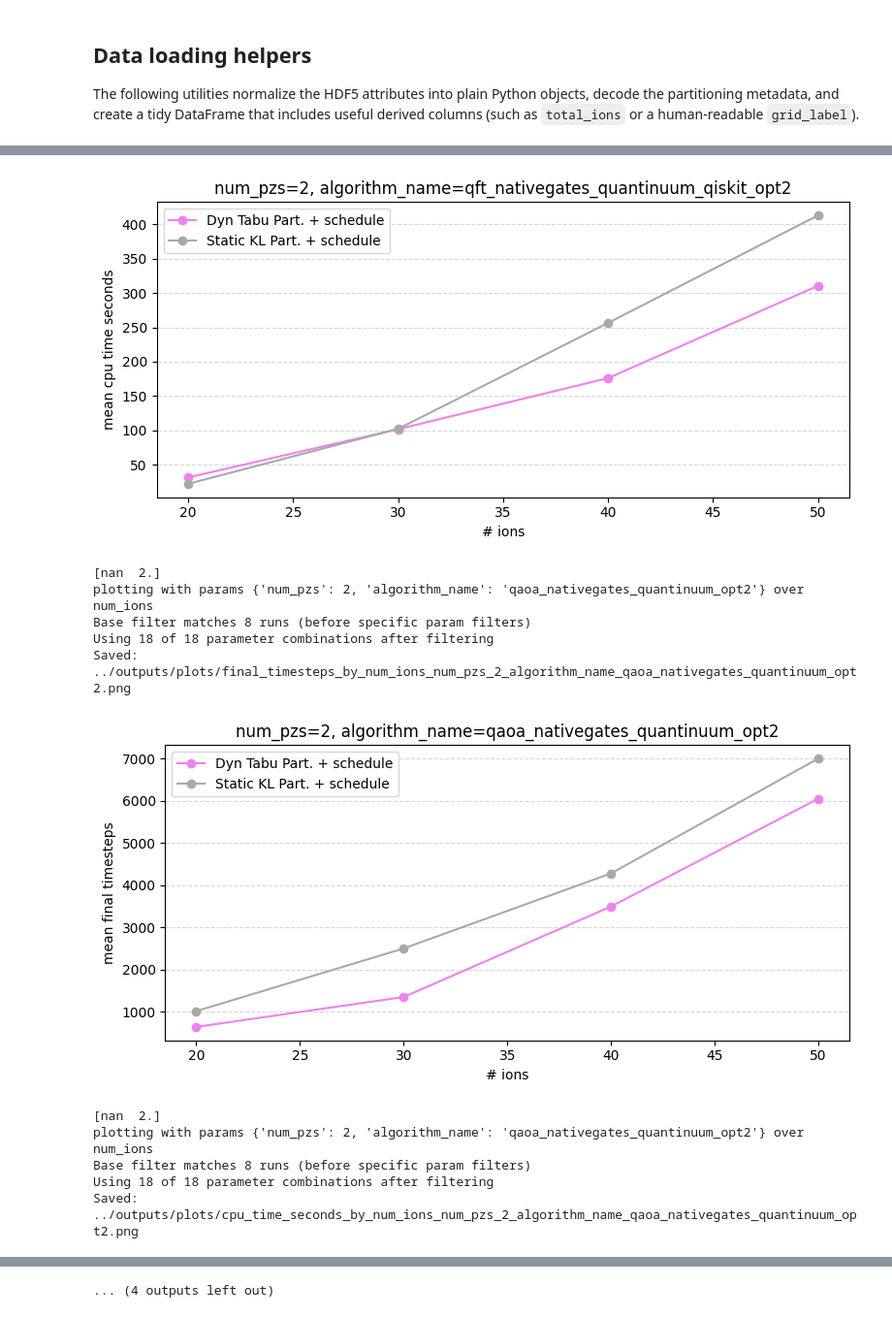
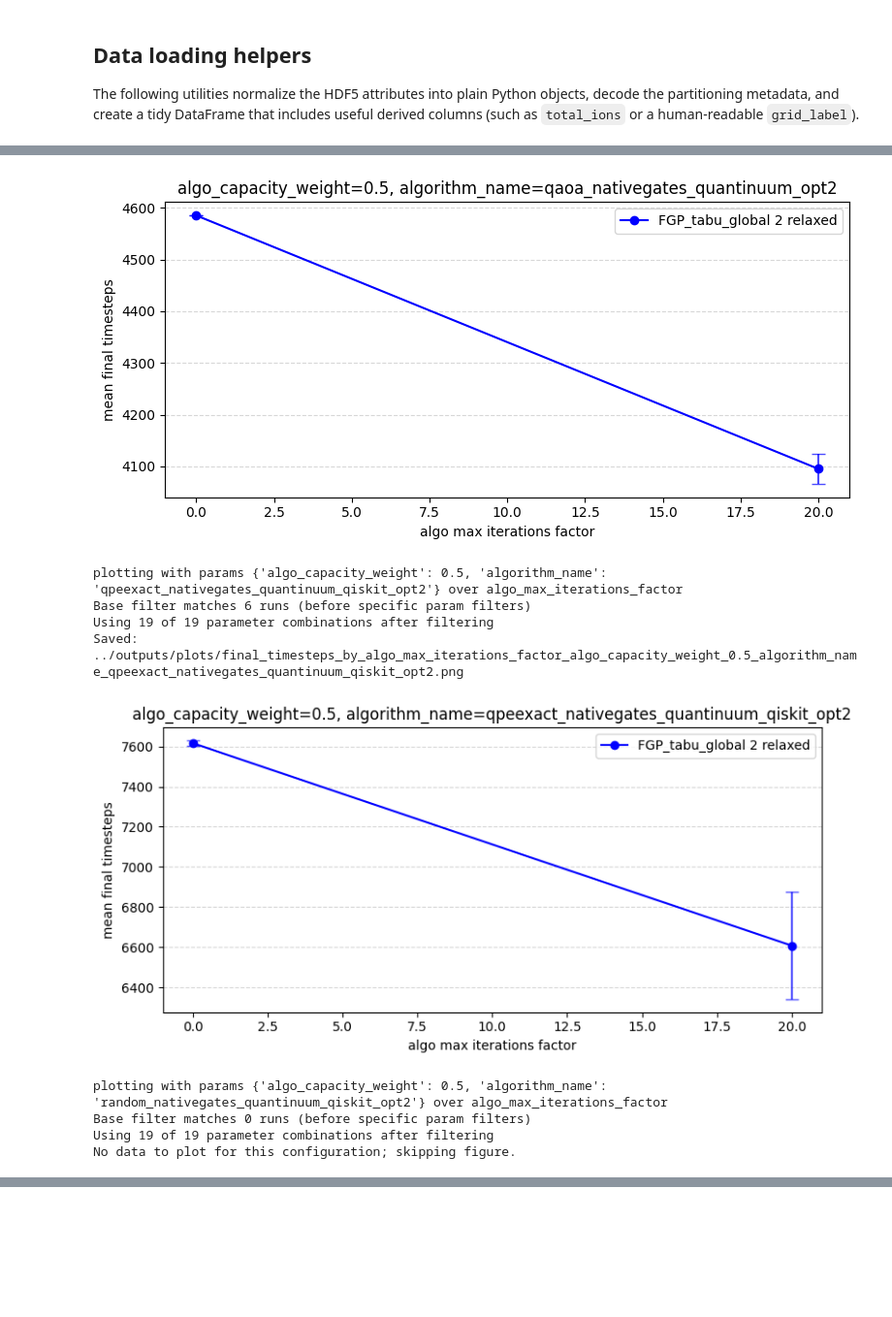
Before and after one commit to linusschulte/ionshuttler, a Jupyter notebook: notebooks/partitioning_comparison.ipynb, the cells around one changed output, grey strips where cells are left out. Shown at 97% size. Drawn from its saved outputs; the diff is of its cells as text; code cells hidden in the pictures; blank space fills up the shorter version.

```diff
--- a/notebooks/partitioning_comparison.ipynb
+++ b/notebooks/partitioning_comparison.ipynb
@@ -97,0 +84,15 @@ Set RESULTS_FILE manually if you prefer a different file.
+# %%
+if available_result_files:
+    print("Defaulting to the most recently modified file shown above.")
+    RESULTS_FILE = available_result_files[-1]
+else:
+    RESULTS_FILE = PROJECT_ROOT / "outputs" / "simulation_results.h5"
+
+
+name = "simulation_results_INSIDE_fgp_tabu_global_2_calibration_fine_dense_4_[8]pzs_[2]perpz_NODAG"
+
+
+#RESULTS_FILE = PROJECT_ROOT / "outputs" / f"results/{name}.h5"
+
+print(f"RESULTS_FILE = {RESULTS_FILE}")
+print("Set RESULTS_FILE manually if you prefer a different file.")
@@ -624,14 +620,15 @@ Index(['run_name', 'algorithm_name', 'enable_memory_zone_manager', 'enforce_slic
       dtype='object')
 # %%
 
-parameters_to_sweep = ["num_ions"]
+#parameters_to_sweep = ["num_ions"]
+parameters_to_sweep = ["algo_max_iterations_factor"]
 #parameters_to_sweep = ["num_ions", "grid_size", "num_pzs", "algo_sigma"]#, "algo_lookahead_weight_factor", "algo_balance_penalty"]
 #parameters_to_sweep = ["num_ions", "grid_size", "num_pzs", "mz_trap_size"]
-#parameters_to_sweep = ["algo_distance_weight_factor"]#, "algo_distance_weight_factor",  "algo_lookahead_weight_factor", "algo_balance_penalty"]
+#parameters_to_sweep = [ "algo_distance_weight_factor",  "algo_capacity_weight", "algo_balance_penalty"]
 
 # Define fixed parameters for filtering
 
-fixed_params = {"num_pzs": 2}
+fixed_params = {"algo_capacity_weight": 0.5}#"num_ions" : 10}#"num_pzs": 2}
 #fixed_params = {"num_pzs": 4, "ions_per_pz": 3,  "num_ions": 20, "enable_memory_zone_manager": False}
 #fixed_params = {"num_pzs": 2}#"algo_max_iterations" : 1000}
 
@@ -640,9 +637,10 @@ specific_param_combinations = {
     "Static KL Part. + schedule rehome" : {"color": "black", "linestyle" : "-", "partition_method": "rehome", "use_dag": False,  "enable_memory_zone_manager": False},
     "Static KL Part. + DAG" : {"color" : "black", "linestyle" : "-", "partition_method": "none", "use_dag": True,  "enable_memory_zone_manager": False},
     #"FGP Tabu (enforced)" : {"color" : "pink", "partition_method": "fgp_tabu_global", "enforce_slice_plan": True, "use_dag": False},
-    "Dyn Tabu Part. + schedule" : {"color" : "violet", "linestyle" : "-", "partition_method": "fgp_tabu_global", "enforce_slice_plan": False, "use_dag": False,  "enable_memory_zone_manager": False, "algo_candidate_list_length" : "None"},# "algo_max_iterations": 0},
-    "Dyn Tabu Part. + schedule 2" : {"color" : "darkblue", "linestyle" : "-", "partition_method": "fgp_tabu_global", "enforce_slice_plan": False, "use_dag": False,  "enable_memory_zone_manager": False, "algo_candidate_list_length": 300},
-    "Dyn Tabu Part. + schedule 3" : {"color" : "lightblue", "linestyle" : "-", "partition_method": "fgp_tabu_global", "enforce_slice_plan": False, "use_dag": False,  "enable_memory_zone_manager": False, "algo_per_slice_quota": 1},
+    #"Dyn Tabu Part. + schedule" : {"color" : "violet", "linestyle" : "-", "partition_method": "fgp_tabu_global", "enforce_slice_plan": False, "use_dag": False,  "enable_memory_zone_manager": False, "algo_candidate_list_length" : "None"},# "algo_max_iterations": 0},
+    #"Dyn Tabu Part. + schedule" : {"color" : "darkblue", "linestyle" : "-", "partition_method": "fgp_tabu_global", "enforce_slice_plan": False, "use_dag": False,  "enable_memory_zone_manager": False},
+    #"FGP_tabu_global 2" : {"color" : "red", "linestyle" : "-", "partition_method": "fgp_tabu_global_2", "enforce_slice_plan": False, "use_dag": False,  "enable_memory_zone_manager": False},
+    #"Dyn Tabu Part. + schedule 3" : {"color" : "lightblue", "linestyle" : "-", "partition_method": "fgp_tabu_global", "enforce_slice_plan": False, "use_dag": False,  "enable_memory_zone_manager": False, "algo_per_slice_quota": 1},
     "Dyn Tabu Part. + schedule + MZM" : {"color" : "violet","linestyle" : "--","partition_method": "fgp_tabu_global", "enforce_slice_plan": False, "use_dag": False, "enable_memory_zone_manager": True},
     "Dyn Tabu Part. + DAG" : {"color" : "darkviolet","linestyle" : "-","partition_method": "fgp_tabu_global", "enforce_slice_plan": False, "use_dag": True,  "enable_memory_zone_manager": False, "optimize_params": False},
     "Dyn Tabu Part. + DAG (opt)" : {"color" : "magenta","linestyle" : "-","partition_method": "fgp_tabu_global", "enforce_slice_plan": False, "use_dag": True,  "enable_memory_zone_manager": False, "optimize_params": True},
@@ -657,6 +655,12 @@ specific_param_combinations = {
     "Dyn rOEE Part. + DAG + MZM" : {"color" : "darkorange", "linestyle" : "--", "partition_method": "fgp_roee", "enforce_slice_plan": False, "use_dag": True,  "enable_memory_zone_manager": True},
     #"Dyn Tabu Part. + schedule 2" : {"color" : "green", "linestyle" : "-", "partition_method": "fgp_tabu_global", "enforce_slice_plan": False, "use_dag": False,  "enable_memory_zone_manager": False, "algo_candidate_list_length" : 392},# "algo_max_iterations": 0},
     #"Dyn Tabu Part. + schedule 3" : {"color" : "blue", "linestyle" : "-", "partition_method": "fgp_tabu_global", "enforce_slice_plan": False, "use_dag": False,  "enable_memory_zone_manager": False, "algo_per_slice_quota" : 2, "algo_candidate_list_length" : 100},# "algo_max_iterations": 0},
+    "FGP Tabu Global" : {"color" : "yellow", "linestyle" : "-", "partition_method": "fgp_tabu_global", "enforce_slice_plan": False, "use_dag": False,  "enable_memory_zone_manager": False, 'algo_relaxed_layering': False},
+    "FGP Tabu Global relaxed" : {"color" : "orange", "linestyle" : "-", "partition_method": "fgp_tabu_global", "enforce_slice_plan": False, "use_dag": False,  "enable_memory_zone_manager": False, 'algo_relaxed_layering': True},
+    "FGP_tabu_global 2" : {"color" : "lightblue", "linestyle" : "-", "partition_method": "fgp_tabu_global_2", "enforce_slice_plan": False, "use_dag": False,  "enable_memory_zone_manager": False, 'algo_relaxed_layering': False},
+    "FGP_tabu_global 2 relaxed" : {"color" : "blue", "linestyle" : "-", "partition_method": "fgp_tabu_global_2", "enforce_slice_plan": False, "use_dag": False,  "enable_memory_zone_manager": False, 'algo_relaxed_layering': True},
+
+
 }
 
 
@@ -675,12 +679,11 @@ for algo_name in success_df["algorithm_name"].unique():
         param_suffix = "all"
         title_suffix = "all configurations"
 
-    for metric in ["final_timesteps", "cpu_time_seconds"]:
+    for metric in ["final_timesteps"]:#, "cpu_time_seconds"]:
         for param in parameters_to_sweep:
 
             local_fixed_params = {k: v for k, v in fixed_params.items() if k != param}
             base_filtered = apply_filters(success_df, local_fixed_params)
-            print(base_filtered["algo_per_slice_quota"].unique())
             print(f"plotting with params {local_fixed_params} over {param}")
             print(f"Base filter matches {len(base_filtered)} runs (before specific param filters)")
 
@@ -736,7 +739,7 @@ for algo_name in success_df["algorithm_name"].unique():
         ------------------------------------------------
         ----------------------------------------------"""
 
-
+        '''
         plot_efficiency = False
         if plot_efficiency:
             for param in parameters_to_sweep:
@@ -912,6 +915,6 @@ for algo_name in success_df["algorithm_name"].unique():
                 plt.savefig(filename)
                 print(f"Saved: {filename}")
                 plt.show()
-
+        '''
 #print(success_df[success_df["partition_method"] == "rehome"])
 # %% [output]
@@ -929,12 +930,10 @@ Saved: ../outputs/plots/cpu_time_seconds_by_num_ions_num_pzs_2_algorithm_name_qf
-[figure, old version]
+[figure, new version]
-[nan  2.]
-plotting with params {'num_pzs': 2, 'algorithm_name': 'qaoa_nativegates_quantinuum_opt2'} over num_ions
-Base filter matches 8 runs (before specific param filters)
-Using 18 of 18 parameter combinations after filtering
-Saved: ../outputs/plots/final_timesteps_by_num_ions_num_pzs_2_algorithm_name_qaoa_nativegates_quantinuum_opt2.png
+plotting with params {'algo_capacity_weight': 0.5, 'algorithm_name': 'qpeexact_nativegates_quantinuum_qiskit_opt2'} over algo_max_iterations_factor
+Base filter matches 6 runs (before specific param filters)
+Using 19 of 19 parameter combinations after filtering
+Saved: ../outputs/plots/final_timesteps_by_algo_max_iterations_factor_algo_capacity_weight_0.5_algorithm_name_qpeexact_nativegates_quantinuum_qiskit_opt2.png
-[figure, old version]
+[figure, new version]
-[nan  2.]
-plotting with params {'num_pzs': 2, 'algorithm_name': 'qaoa_nativegates_quantinuum_opt2'} over num_ions
-Base filter matches 8 runs (before specific param filters)
-Using 18 of 18 parameter combinations after filtering
-Saved: ../outputs/plots/cpu_time_seconds_by_num_ions_num_pzs_2_algorithm_name_qaoa_nativegates_quantinuum_opt2.png
+plotting with params {'algo_capacity_weight': 0.5, 'algorithm_name': 'random_nativegates_quantinuum_qiskit_opt2'} over algo_max_iterations_factor
+Base filter matches 0 runs (before specific param filters)
+Using 19 of 19 parameter combinations after filtering
+No data to plot for this configuration; skipping figure.
@@ -954,4 +940,3 @@ Saved: ../outputs/plots/cpu_time_seconds_by_num_ions_num_pzs_2_algorithm_name_qp
-... (4 outputs left out)
 # %%
 import pandas as pd
 import numpy as np
```
Also changed, not shown: parts of 10 cells of this notebook, 1 other file.
